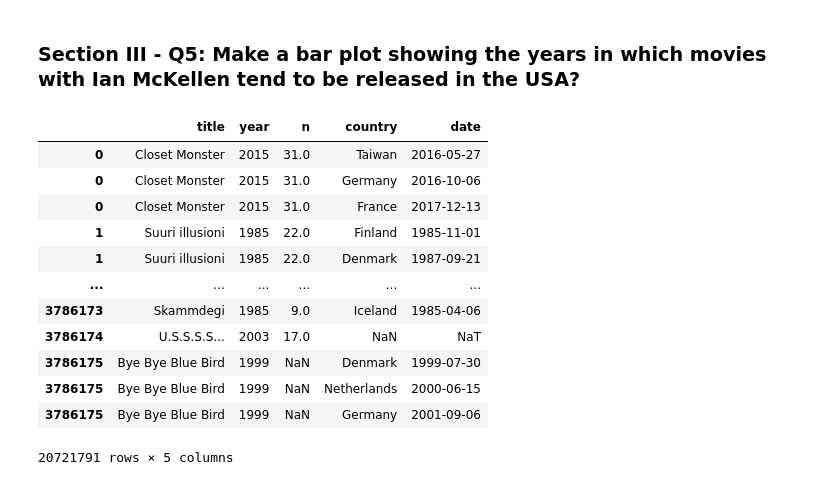
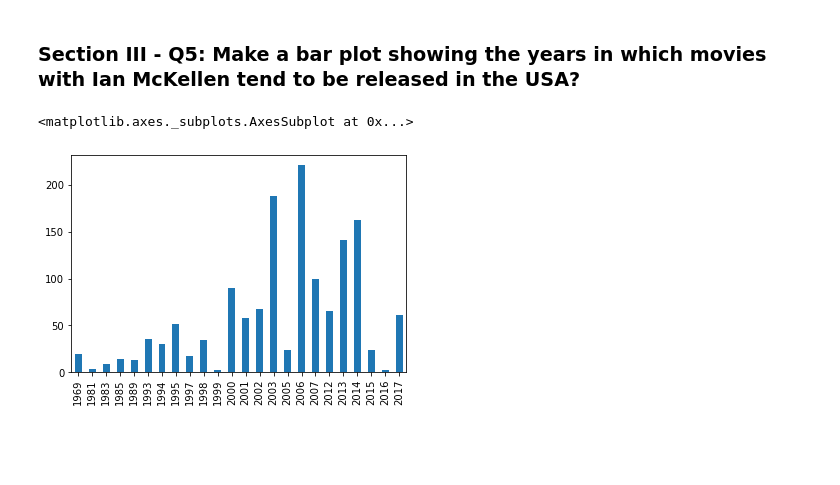
Before and after one commit to tejasunku/mec-mini-projects, a Jupyter notebook: mec-5.3.10-data-wranging-with-pandas-mini-project/Mini_Project_Data_Wrangling_Pandas.ipynb, the cells around one changed output. Cells and saved outputs as stored; diff of their text form; code cells hidden in the pictures; blank space fills up the shorter version.

```diff
--- a/mec-5.3.10-data-wranging-with-pandas-mini-project/Mini_Project_Data_Wrangling_Pandas.ipynb
+++ b/mec-5.3.10-data-wranging-with-pandas-mini-project/Mini_Project_Data_Wrangling_Pandas.ipynb
@@ -589,2 +591,0 @@ RangeIndex(start=0, stop=479488, step=1)
-# %%
-k_total = cast[cast.name == "Keanu Reeves"][["title","year","n"]].join(other = release_dates.set_index(['year','title']), on = ["year","title"])
@@ -598,20 +621,9 @@ k_total.date.dt.month.value_counts().sort_index().plot(kind = "bar")
 # %% [markdown]
 ### Section III - Q5: Make a bar plot showing the years in which movies with Ian McKellen tend to be released in the USA?
 # %%
-i_total = cast[cast.name == "Keanu Reeves"][["title","year","n"]].join(other = release_dates.set_index(['year','title']), on = ["year","title"])
+i_total = cast[cast.name == "Ian McKellen"][["title","year","n"]].join(other = release_dates.set_index(['year','title']), on = ["year","title"])
-# %%
-total
-# %% [output]
-|  | title | year | n | country | date |
-| 0 | Closet Monster | 2015 | 31.0 | Taiwan | 2016-05-27 |
-| 0 | Closet Monster | 2015 | 31.0 | Germany | 2016-10-06 |
-| 0 | Closet Monster | 2015 | 31.0 | France | 2017-12-13 |
-| 1 | Suuri illusioni | 1985 | 22.0 | Finland | 1985-11-01 |
-| 1 | Suuri illusioni | 1985 | 22.0 | Denmark | 1987-09-21 |
-| ... | ... | ... | ... | ... | ... |
-| 3786173 | Skammdegi | 1985 | 9.0 | Iceland | 1985-04-06 |
-| 3786174 | U.S.S.S.S... | 2003 | 17.0 | NaN | NaT |
-| 3786175 | Bye Bye Blue Bird | 1999 | NaN | Denmark | 1999-07-30 |
-| 3786175 | Bye Bye Blue Bird | 1999 | NaN | Netherlands | 2000-06-15 |
-| 3786175 | Bye Bye Blue Bird | 1999 | NaN | Germany | 2001-09-06 |
-20721791 rows × 5 columns
+# %%
+i_total.year.value_counts().sort_index().plot(kind = "bar")
+# %% [output]
+<matplotlib.axes._subplots.AxesSubplot at 0x...>
+[figure, added]
```
Also changed, not shown: parts of 9 cells of this notebook.
